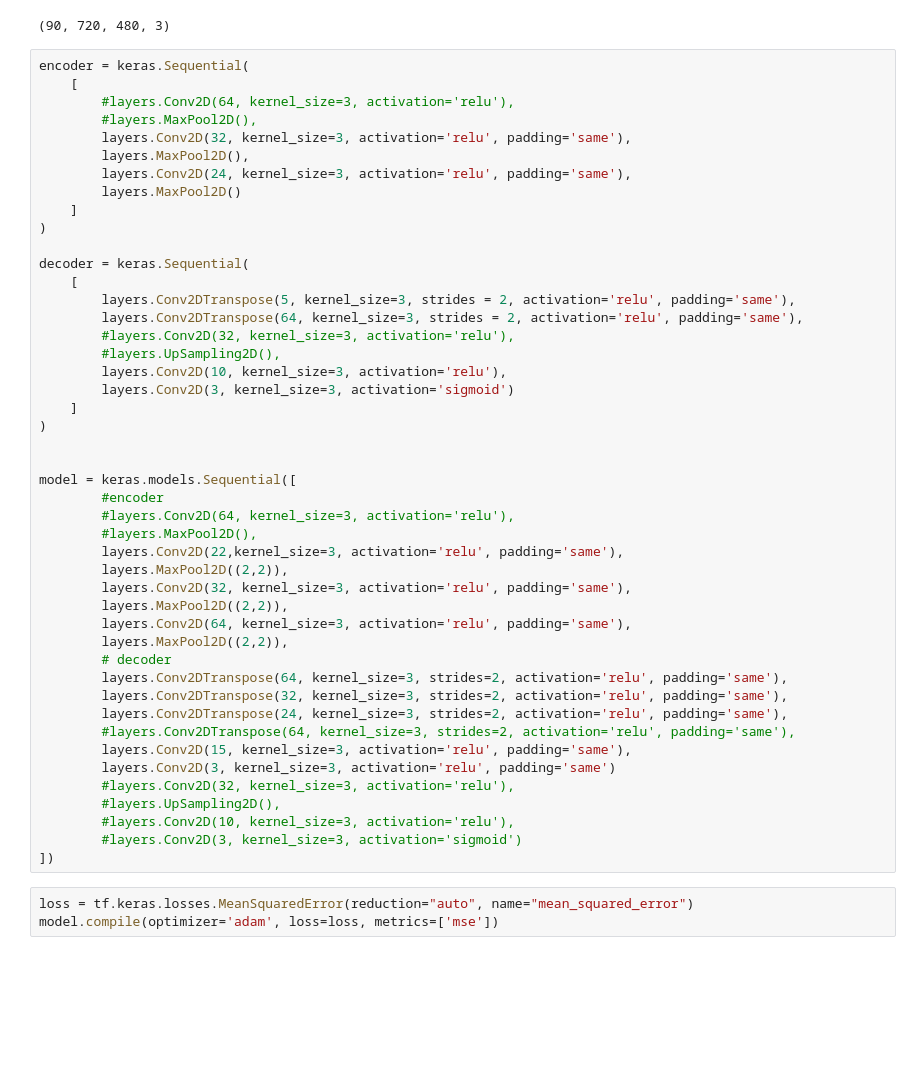
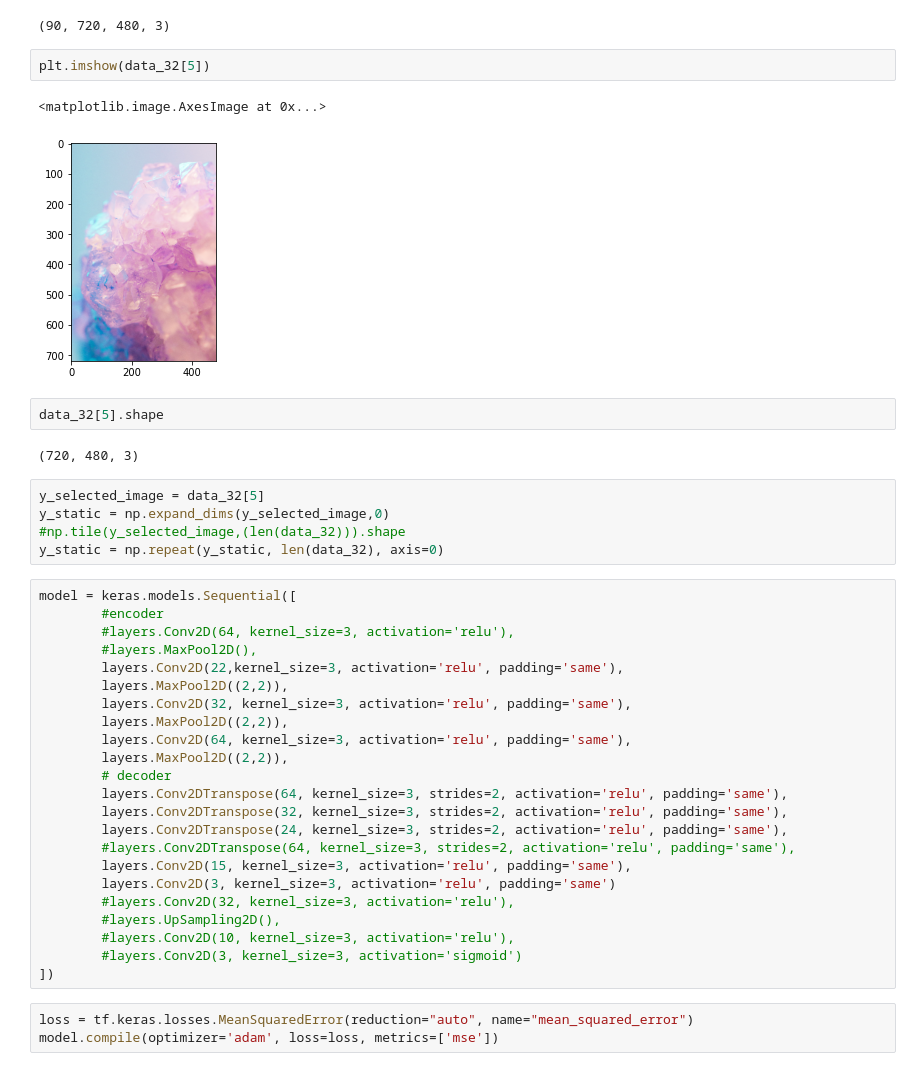
Before and after one commit to tjensen8/abstract-painting, a Jupyter notebook: notebooks/model-example/0-modeling.ipynb, the cells around one changed output. Cells and saved outputs as stored; diff of their text form; blank space fills up the shorter version.

```diff
--- a/notebooks/model-example/0-modeling.ipynb
+++ b/notebooks/model-example/0-modeling.ipynb
@@ -134,30 +100,21 @@ data_32_flip = np.flip(data_32, axis=0)
 data_32_flip.shape
 # %% [output]
 (90, 720, 480, 3)
+# %%
+plt.imshow(data_32[5])
+# %% [output]
+<matplotlib.image.AxesImage at 0x...>
+[figure, added]
+# %%
+data_32[5].shape
+# %% [output]
+(720, 480, 3)
+# %%
+y_selected_image = data_32[5]
+y_static = np.expand_dims(y_selected_image,0)
+#np.tile(y_selected_image,(len(data_32))).shape
+y_static = np.repeat(y_static, len(data_32), axis=0)
 # %%
-encoder = keras.Sequential(
-    [
-        #layers.Conv2D(64, kernel_size=3, activation='relu'),
-        #layers.MaxPool2D(),
-        layers.Conv2D(32, kernel_size=3, activation='relu', padding='same'),
-        layers.MaxPool2D(),
-        layers.Conv2D(24, kernel_size=3, activation='relu', padding='same'),
-        layers.MaxPool2D()
-    ]
-)
-
-decoder = keras.Sequential(
-    [
-        layers.Conv2DTranspose(5, kernel_size=3, strides = 2, activation='relu', padding='same'),
-        layers.Conv2DTranspose(64, kernel_size=3, strides = 2, activation='relu', padding='same'),
-        #layers.Conv2D(32, kernel_size=3, activation='relu'),
-        #layers.UpSampling2D(),
-        layers.Conv2D(10, kernel_size=3, activation='relu'),
-        layers.Conv2D(3, kernel_size=3, activation='sigmoid')
-    ]
-)
-
-
 model = keras.models.Sequential([
         #encoder
         #layers.Conv2D(64, kernel_size=3, activation='relu'),
```
Also changed, not shown: parts of 18 cells of this notebook.
